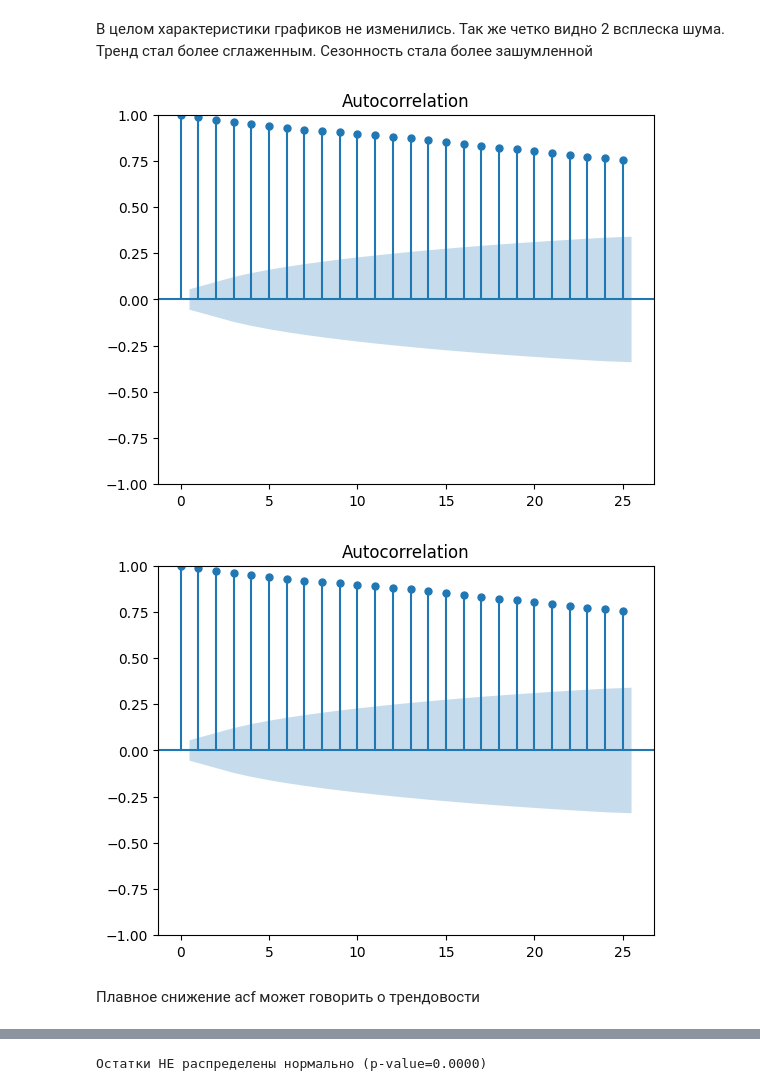
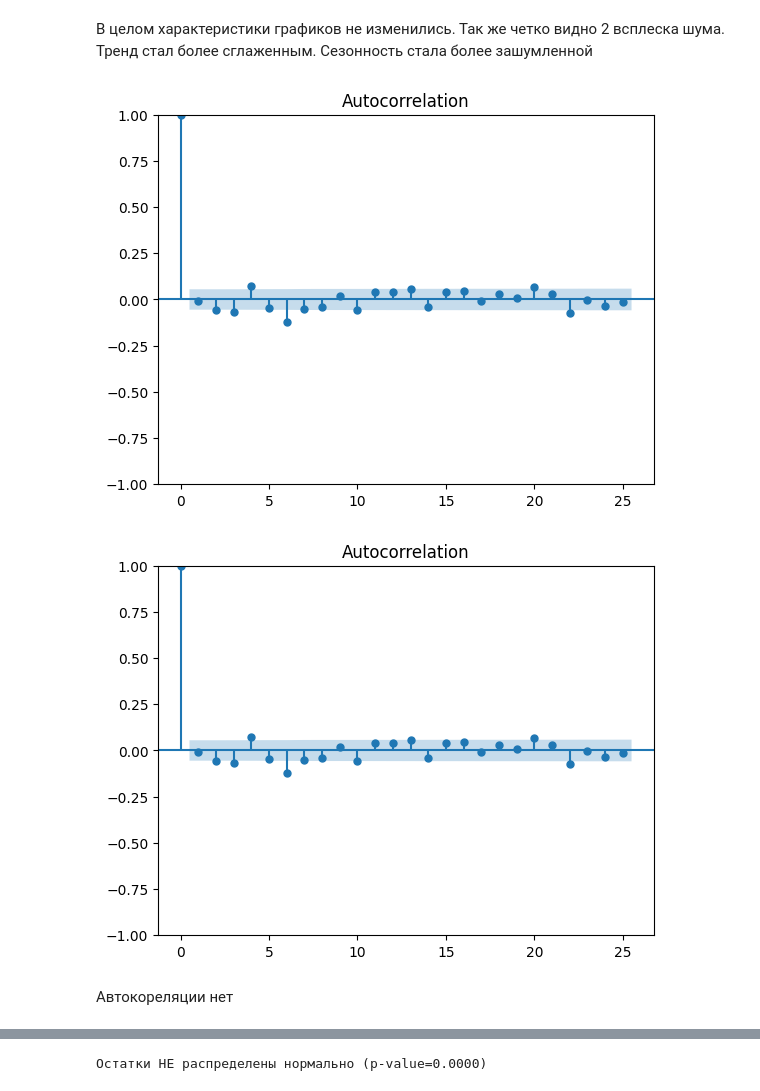
Before and after one commit to DimaOshchepkov/lab3, a Jupyter notebook: main.ipynb, the cells around one changed output, grey strips where cells are left out. Saved outputs shown, nothing was run; the diff lists cells and outputs as text; code cells hidden in the pictures.

```diff
--- a/main.ipynb
+++ b/main.ipynb
@@ -258,7 +233,7 @@ plot_decomposition(decomp, "Open")
 - Во времена геополитической нестабильности шума становится больше (например 2022 г февраль на графике соответсвует примерно точке 200)
 # %%
 df_lag = df.diff(periods=1)
-df_lag.columns = [f"{col}_lag_1" for col in df.columns]
+df_lag.columns = [f"{col}_diff_1" for col in df.columns]
 
 df = pd.concat([df, df_lag], axis=1)
 df = df.dropna()
@@ -340,9 +319,9 @@ plot_decomposition(decomp, "Open_lag_1")
 # %% [markdown]
 В целом характеристики графиков не изменились. Так же четко видно 2 всплеска шума. Тренд стал более сглаженным. Сезонность стала более зашумленной
 # %%
-plot_acf(df["Open"], lags=25)
+plot_acf(df["body"], lags=25)
 # %% [output]
-[figure, old version]
+[figure, new version]
-[figure, old version]
+[figure, new version]
 # %% [markdown]
-Плавное снижение acf может говорить о трендовости
+Автокореляции нет
```
Also changed, not shown: parts of 45 cells of this notebook, 2 other files.
